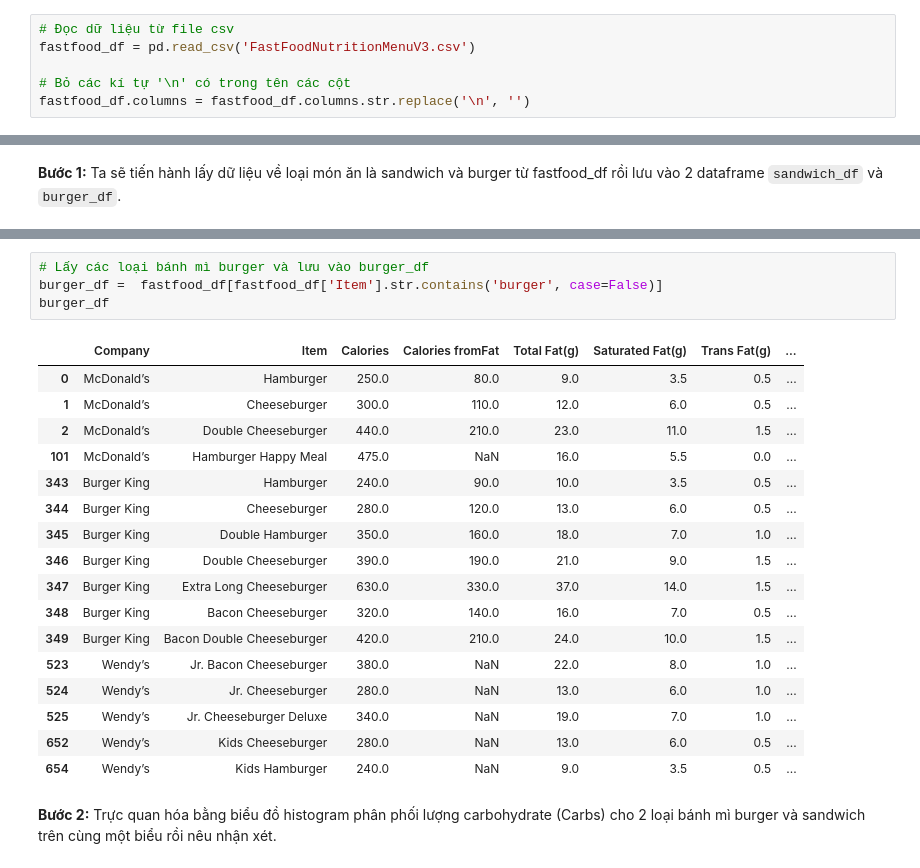
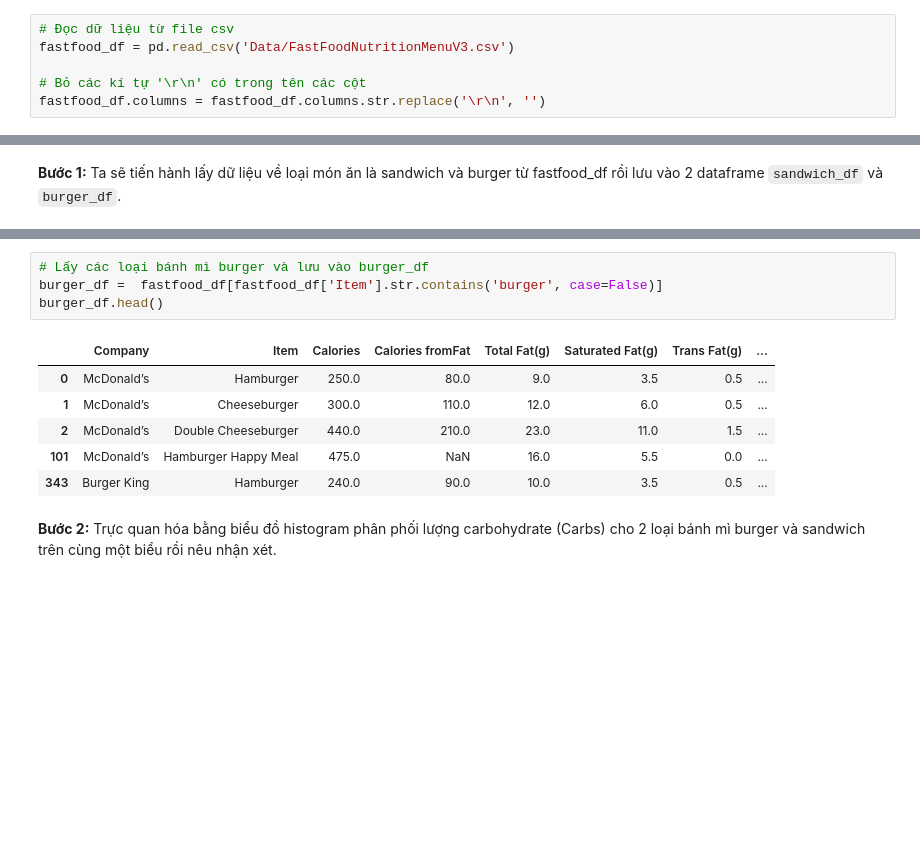
Before and after one commit to pnn03/LTKHDL, a Jupyter notebook: Source.ipynb, the cells around one changed output, grey strips where cells are left out. Saved outputs shown, nothing was run; the diff lists cells and outputs as text; blank space fills up the shorter version.

```diff
--- a/Source.ipynb
+++ b/Source.ipynb
@@ -37,10 +43,10 @@ warnings.filterwarnings("ignore")
 ### Đọc dữ liệu vào Dataframe `fastfood_df`
 # %%
 # Đọc dữ liệu từ file csv
-fastfood_df = pd.read_csv('FastFoodNutritionMenuV3.csv')
+fastfood_df = pd.read_csv('Data/FastFoodNutritionMenuV3.csv')
 
-# Bỏ các kí tự '\n' có trong tên các cột
-fastfood_df.columns = fastfood_df.columns.str.replace('\n', '')
+# Bỏ các kí tự '\r\n' có trong tên các cột
+fastfood_df.columns = fastfood_df.columns.str.replace('\r\n', '')
 # %%
 # Hiển thị 10 dòng đầu tiên
 fastfood_df.head()
@@ -316,25 +311,14 @@ sandwich_df
 # %%
 # Lấy các loại bánh mì burger và lưu vào burger_df
 burger_df =  fastfood_df[fastfood_df['Item'].str.contains('burger', case=False)]
-burger_df
+burger_df.head()
 # %% [output]
 |  | Company | Item | Calories | Calories fromFat | Total Fat(g) | Saturated Fat(g) | Trans Fat(g) | ... |
 | 0 | McDonald’s | Hamburger | 250.0 | 80.0 | 9.0 | 3.5 | 0.5 | ... |
 | 1 | McDonald’s | Cheeseburger | 300.0 | 110.0 | 12.0 | 6.0 | 0.5 | ... |
 | 2 | McDonald’s | Double Cheeseburger | 440.0 | 210.0 | 23.0 | 11.0 | 1.5 | ... |
 | 101 | McDonald’s | Hamburger Happy Meal | 475.0 | NaN | 16.0 | 5.5 | 0.0 | ... |
 | 343 | Burger King | Hamburger | 240.0 | 90.0 | 10.0 | 3.5 | 0.5 | ... |
-| 344 | Burger King | Cheeseburger | 280.0 | 120.0 | 13.0 | 6.0 | 0.5 | ... |
-| 345 | Burger King | Double Hamburger | 350.0 | 160.0 | 18.0 | 7.0 | 1.0 | ... |
-| 346 | Burger King | Double Cheeseburger | 390.0 | 190.0 | 21.0 | 9.0 | 1.5 | ... |
-| 347 | Burger King | Extra Long Cheeseburger | 630.0 | 330.0 | 37.0 | 14.0 | 1.5 | ... |
-| 348 | Burger King | Bacon Cheeseburger | 320.0 | 140.0 | 16.0 | 7.0 | 0.5 | ... |
-| 349 | Burger King | Bacon Double Cheeseburger | 420.0 | 210.0 | 24.0 | 10.0 | 1.5 | ... |
-| 523 | Wendy’s | Jr. Bacon Cheeseburger | 380.0 | NaN | 22.0 | 8.0 | 1.0 | ... |
-| 524 | Wendy’s | Jr. Cheeseburger | 280.0 | NaN | 13.0 | 6.0 | 1.0 | ... |
-| 525 | Wendy’s | Jr. Cheeseburger Deluxe | 340.0 | NaN | 19.0 | 7.0 | 1.0 | ... |
-| 652 | Wendy’s | Kids Cheeseburger | 280.0 | NaN | 13.0 | 6.0 | 0.5 | ... |
-| 654 | Wendy’s | Kids Hamburger | 240.0 | NaN | 9.0 | 3.5 | 0.5 | ... |
 # %% [markdown]
 **Bước 2:** Trực quan hóa bằng biểu đồ histogram phân phối lượng carbohydrate (Carbs) cho 2 loại bánh mì burger và sandwich trên cùng một biểu rồi nêu nhận xét.
 # %%
```
Also changed, not shown: parts of 15 cells of this notebook.
